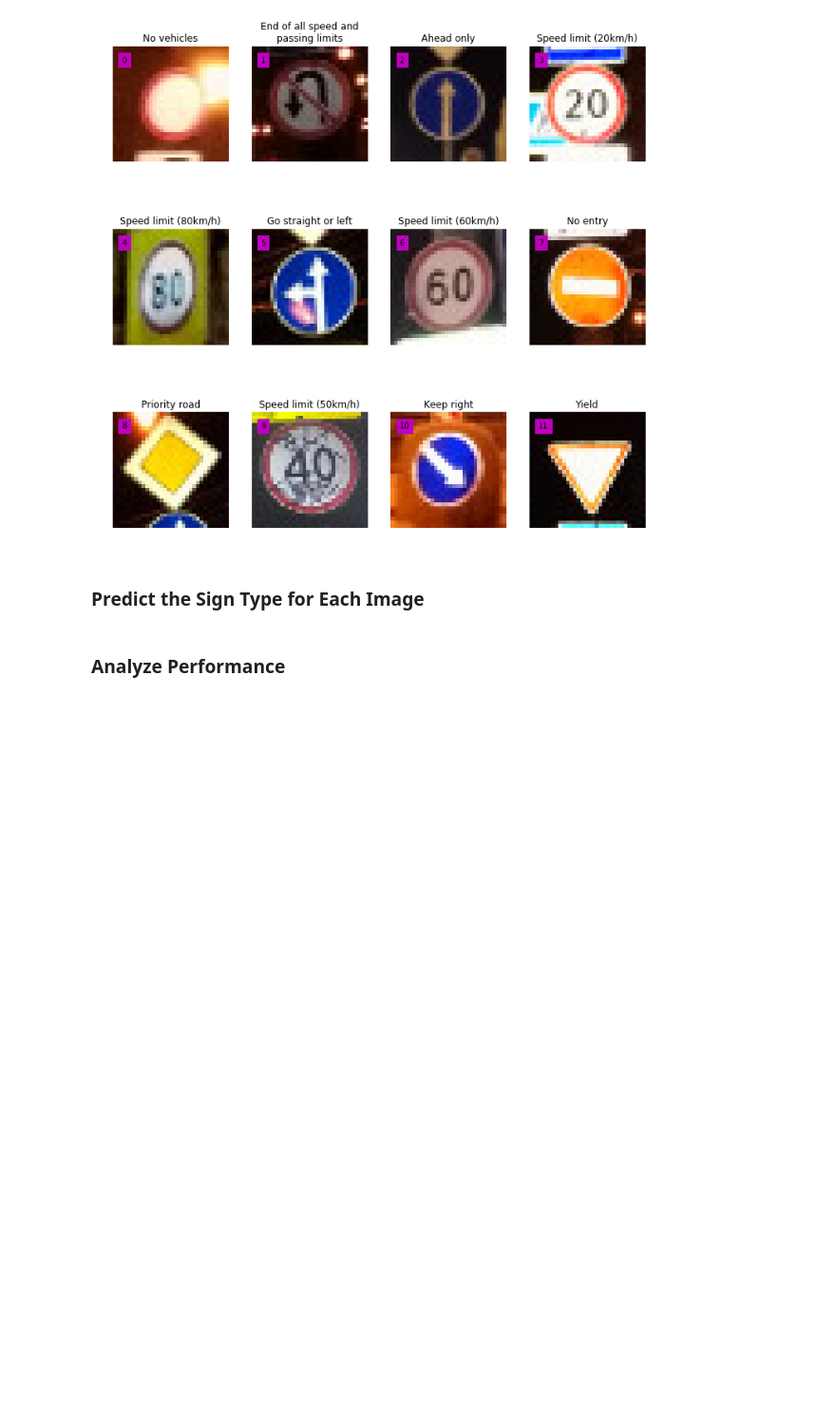
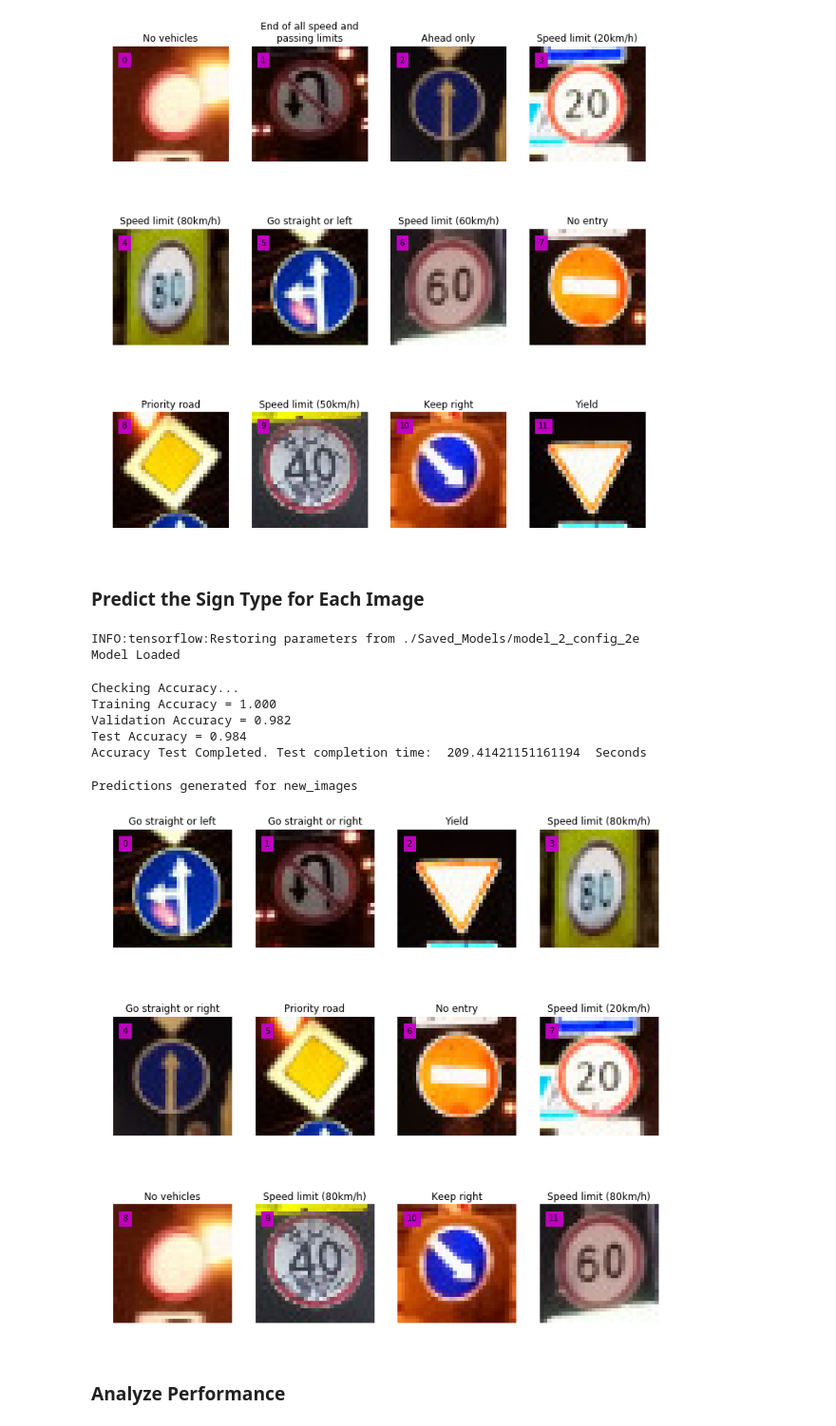
Before and after one commit to ChristianSAW/Traffic-Sign-Classifier, a Jupyter notebook: Traffic_Sign_Classifier.ipynb, the cells around one changed output. Shown at 95% size. Cells and saved outputs as stored; diff of their text form; code cells hidden in the pictures; blank space fills up the shorter version.

Commit message:
Update sign prediction for new_image

```diff
--- a/Traffic_Sign_Classifier.ipynb
+++ b/Traffic_Sign_Classifier.ipynb
@@ -1599,3 +1614,54 @@ plotImg2(X_new_img, y_new_img, snData, width, height, subx, suby, wrapW)
+# %%
+prediction = tf.argmax(logits,1)
+# %%
+# Start session for later use
+sess = tf.Session()
+# %%
+saver.restore(sess, './Saved_Models/model_2_config_2e')
+print("Model Loaded")
+# %% [output]
+INFO:tensorflow:Restoring parameters from ./Saved_Models/model_2_config_2e
+Model Loaded
+# %%
+# CHECK MODEL ACCURACY REAL QUICK...
+print('Checking Accuracy...')
+start_time = time.time()           # time accuracy
+with sess.as_default() as sess:
+    X_train_processed2, y_train_processed2 = shuffle_preprocess(X_train, y_train, use_CLAHE)
+    X_valid_processed2, y_valid_processed2 = shuffle_preprocess(X_valid, y_valid, use_CLAHE)
+
+    train_accuracy2 = evaluate(X_train_processed2, y_train_processed2)
+    valid_accuracy2 = evaluate(X_valid_processed2, y_valid_processed2)
+    test_accuracy = evaluate(X_test_processed, y_test_processed)
+
+    print("Training Accuracy = {:.3f}".format(train_accuracy2))
+    print("Validation Accuracy = {:.3f}".format(valid_accuracy2))
+    print("Test Accuracy = {:.3f}".format(test_accuracy))
+
+end_time = time.time()
+time_diff = end_time-start_time
+print("Accuracy Test Completed. Test completion time: ",time_diff," Seconds")
+# %% [output]
+Checking Accuracy...
+Training Accuracy = 1.000
+Validation Accuracy = 0.982
+Test Accuracy = 0.984
+Accuracy Test Completed. Test completion time:  209.41421151161194  Seconds
+# %%
+## RUN THROUGH
+new_img_predictions = sess.run(prediction, feed_dict={x: X_new_img_processed, keep_prob: 1})
+print("Predictions generated for new_images")
+# %% [output]
+Predictions generated for new_images
+# %%
+## Plot Predictions
+width, height = 12, 12
+subx, suby = 3, 4
+wrapW = 25                # Must be an integer or None
+
+plotImg2(X_new_img_shuffle, new_img_predictions, snData, width, height, subx, suby, wrapW)
+# %% [output]
+[figure, added]
 # %% [markdown]
 ### Analyze Performance
 # %%
```
Also changed, not shown: parts of 2 cells of this notebook.
